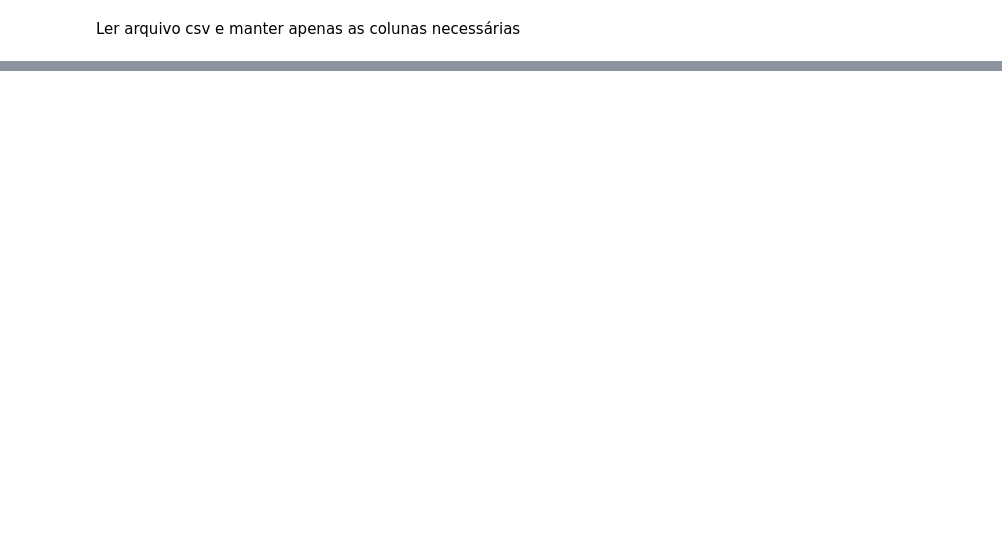
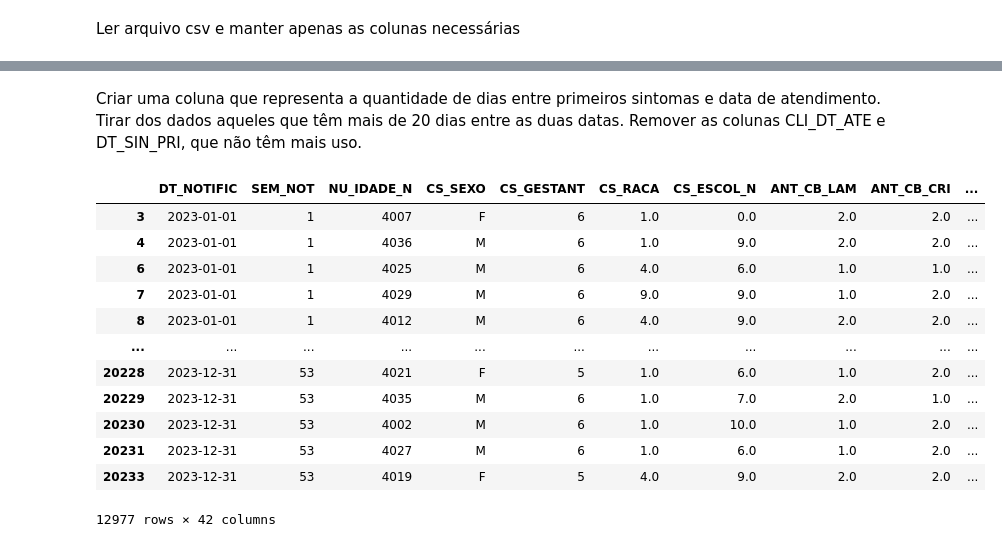
Before and after one commit to arturrur/mc853, a Jupyter notebook: Preprocessing.ipynb, the cells around one changed output, grey strips where cells are left out. Drawn from its saved outputs; the diff is of its cells as text; code cells hidden in the pictures; blank space fills up the shorter version.

```diff
--- a/Preprocessing.ipynb
+++ b/Preprocessing.ipynb
@@ -107,0 +130,22 @@ print(df_encoded)
+# %% [markdown]
+Criar uma coluna que representa a quantidade de dias entre primeiros sintomas e data de atendimento. Tirar dos dados aqueles que têm mais de 20 dias entre as duas datas. Remover as colunas CLI_DT_ATE e DT_SIN_PRI, que não têm mais uso.
+# %%
+df['DIF_SINTOMAS_ATEND'] = (df['CLI_DT_ATE'] - df['DT_SIN_PRI']).dt.days
+df = df[(df['DIF_SINTOMAS_ATEND'] <= 20) & (df['DIF_SINTOMAS_ATEND'] >= 0)]
+df = df.drop(columns=["CLI_DT_ATE", "DT_SIN_PRI"])
+
+df
+# %% [output]
+|  | DT_NOTIFIC | SEM_NOT | NU_IDADE_N | CS_SEXO | CS_GESTANT | CS_RACA | CS_ESCOL_N | ANT_CB_LAM | ANT_CB_CRI | ... |
+| 3 | 2023-01-01 | 1 | 4007 | F | 6 | 1.0 | 0.0 | 2.0 | 2.0 | ... |
+| 4 | 2023-01-01 | 1 | 4036 | M | 6 | 1.0 | 9.0 | 2.0 | 2.0 | ... |
+| 6 | 2023-01-01 | 1 | 4025 | M | 6 | 4.0 | 6.0 | 1.0 | 1.0 | ... |
+| 7 | 2023-01-01 | 1 | 4029 | M | 6 | 9.0 | 9.0 | 1.0 | 2.0 | ... |
+| 8 | 2023-01-01 | 1 | 4012 | M | 6 | 4.0 | 9.0 | 2.0 | 2.0 | ... |
+| ... | ... | ... | ... | ... | ... | ... | ... | ... | ... | ... |
+| 20228 | 2023-12-31 | 53 | 4021 | F | 5 | 1.0 | 6.0 | 1.0 | 2.0 | ... |
+| 20229 | 2023-12-31 | 53 | 4035 | M | 6 | 1.0 | 7.0 | 2.0 | 1.0 | ... |
+| 20230 | 2023-12-31 | 53 | 4002 | M | 6 | 1.0 | 10.0 | 1.0 | 2.0 | ... |
+| 20231 | 2023-12-31 | 53 | 4027 | M | 6 | 1.0 | 6.0 | 1.0 | 2.0 | ... |
+| 20233 | 2023-12-31 | 53 | 4019 | F | 5 | 4.0 | 9.0 | 2.0 | 2.0 | ... |
+12977 rows × 42 columns
```
Also changed, not shown: parts of 20 cells of this notebook.
